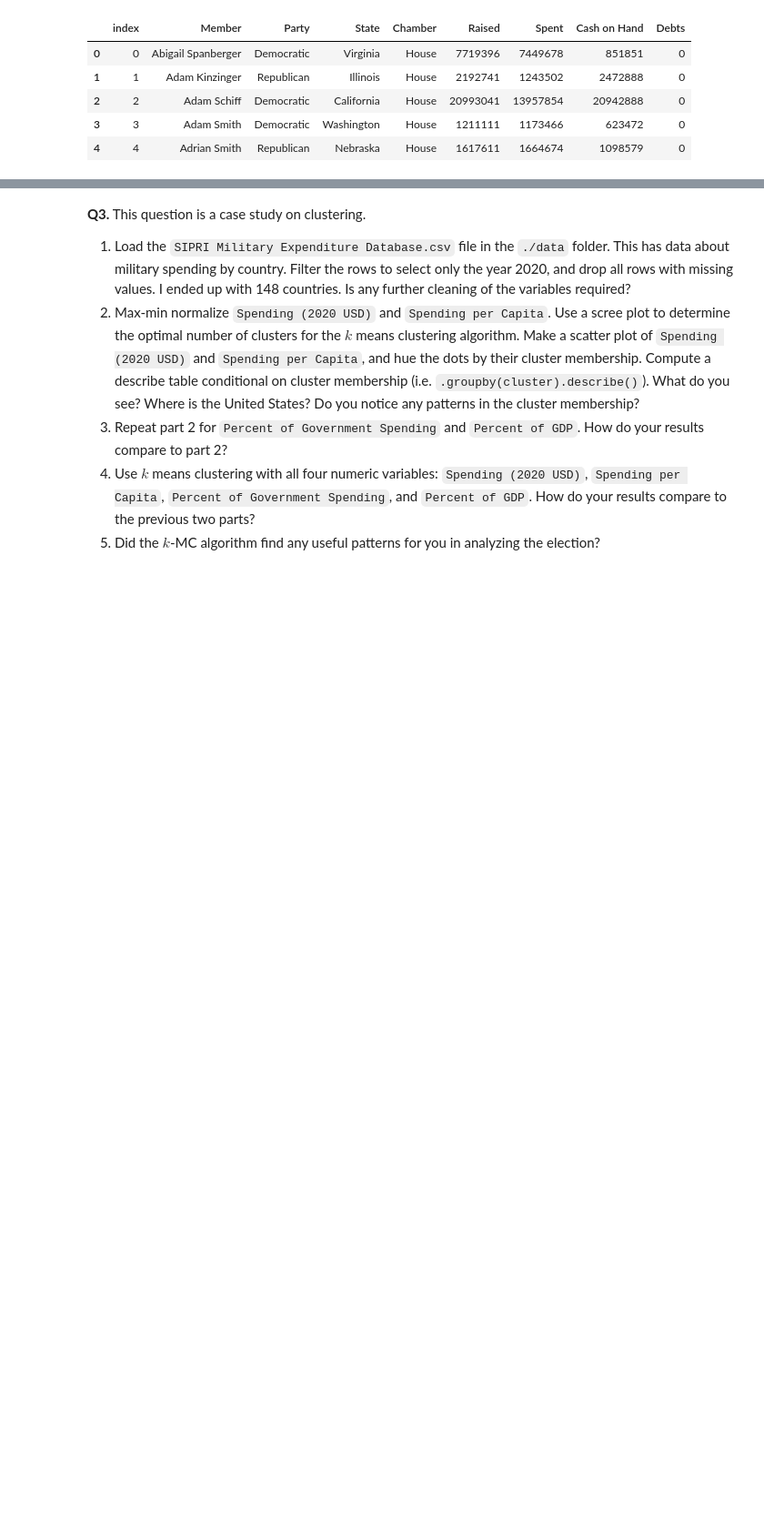
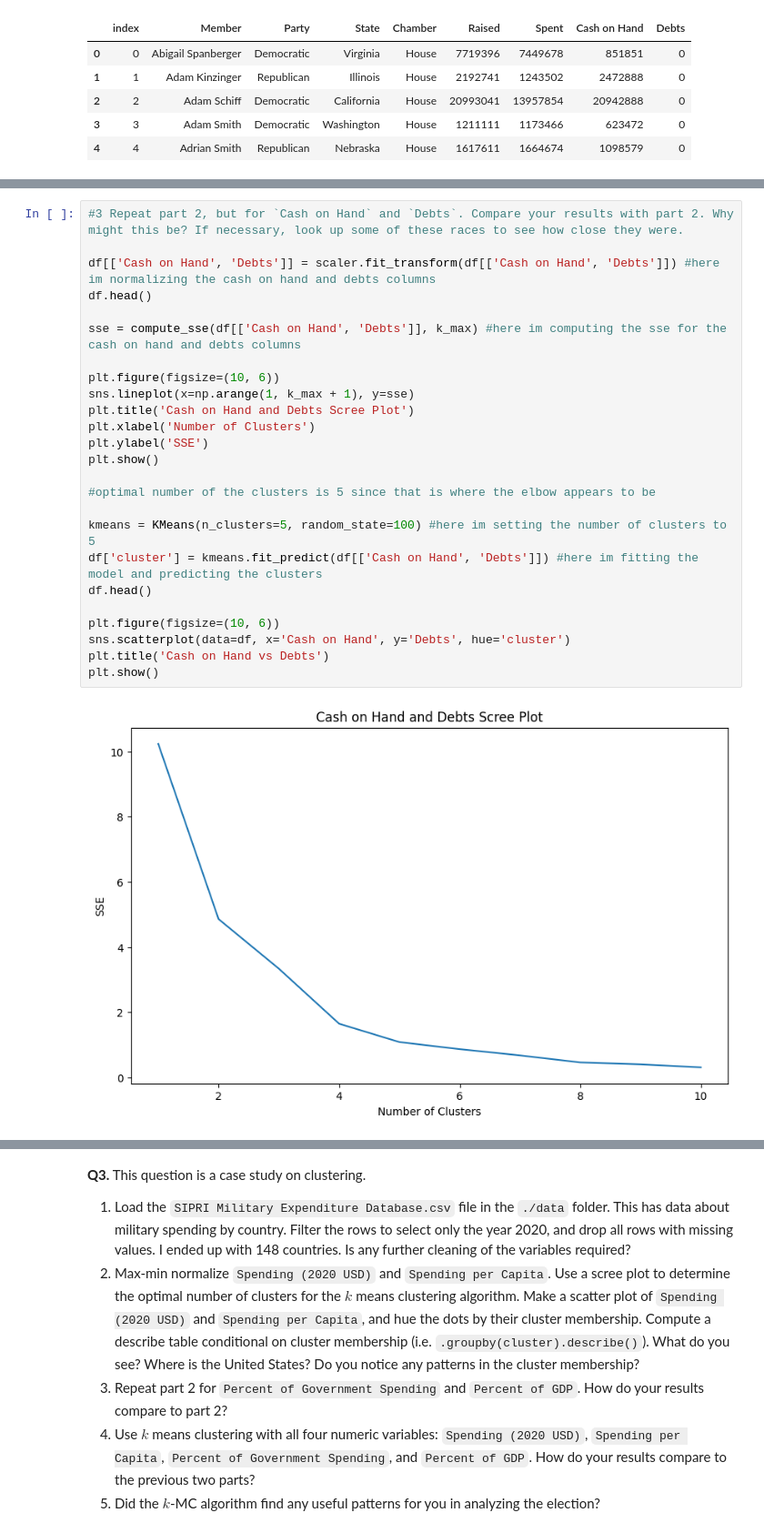
Before and after one commit to iankariuki26/clustering, a Jupyter notebook: mywork/assignment_clustering.ipynb, the cells around one changed output, grey strips where cells are left out. Shown: that part at 91% size. Saved outputs shown, nothing was run; the diff lists cells and outputs as text; blank space fills up the shorter version.

```diff
--- a/mywork/assignment_clustering.ipynb
+++ b/mywork/assignment_clustering.ipynb
@@ -183,0 +184,27 @@ plt.show()
+# %%
+#3 Repeat part 2, but for `Cash on Hand` and `Debts`. Compare your results with part 2. Why might this be? If necessary, look up some of these races to see how close they were.
+
+df[['Cash on Hand', 'Debts']] = scaler.fit_transform(df[['Cash on Hand', 'Debts']]) #here im normalizing the cash on hand and debts columns
+df.head()
+
+sse = compute_sse(df[['Cash on Hand', 'Debts']], k_max) #here im computing the sse for the cash on hand and debts columns
+
+plt.figure(figsize=(10, 6))
+sns.lineplot(x=np.arange(1, k_max + 1), y=sse)
+plt.title('Cash on Hand and Debts Scree Plot')
+plt.xlabel('Number of Clusters')
+plt.ylabel('SSE')
+plt.show()
+
+#optimal number of the clusters is 5 since that is where the elbow appears to be
+
+kmeans = KMeans(n_clusters=5, random_state=100) #here im setting the number of clusters to 5
+df['cluster'] = kmeans.fit_predict(df[['Cash on Hand', 'Debts']]) #here im fitting the model and predicting the clusters
+df.head()
+
+plt.figure(figsize=(10, 6))
+sns.scatterplot(data=df, x='Cash on Hand', y='Debts', hue='cluster')
+plt.title('Cash on Hand vs Debts')
+plt.show()
+# %% [output]
+[figure, added]
```
Also changed, not shown: parts of 2 cells of this notebook.
